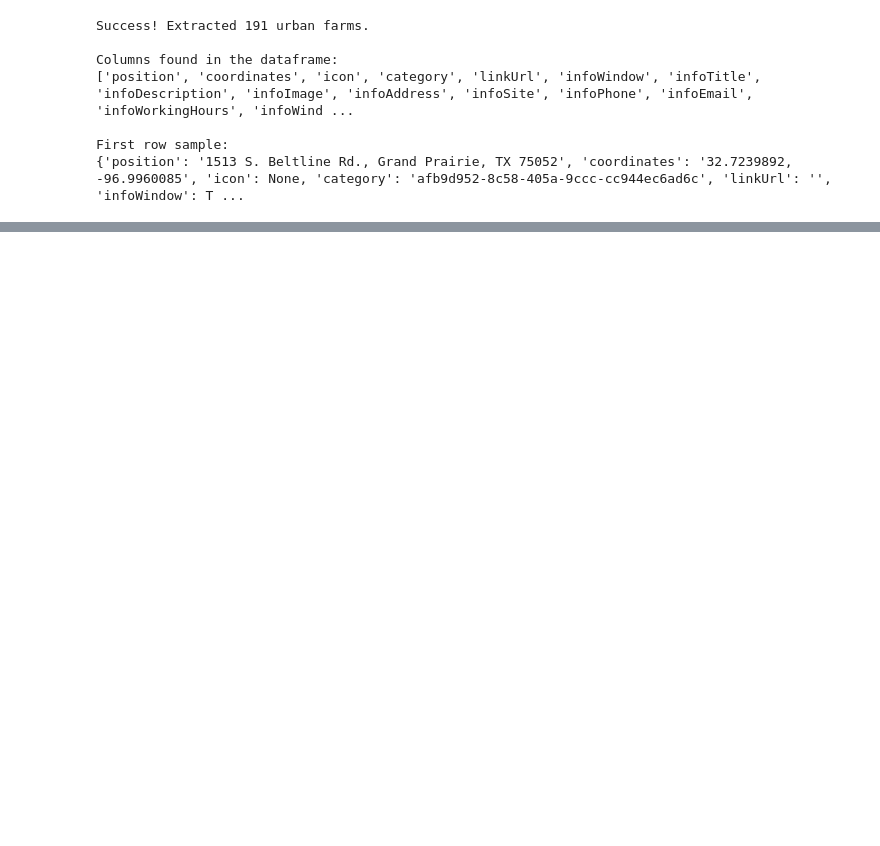
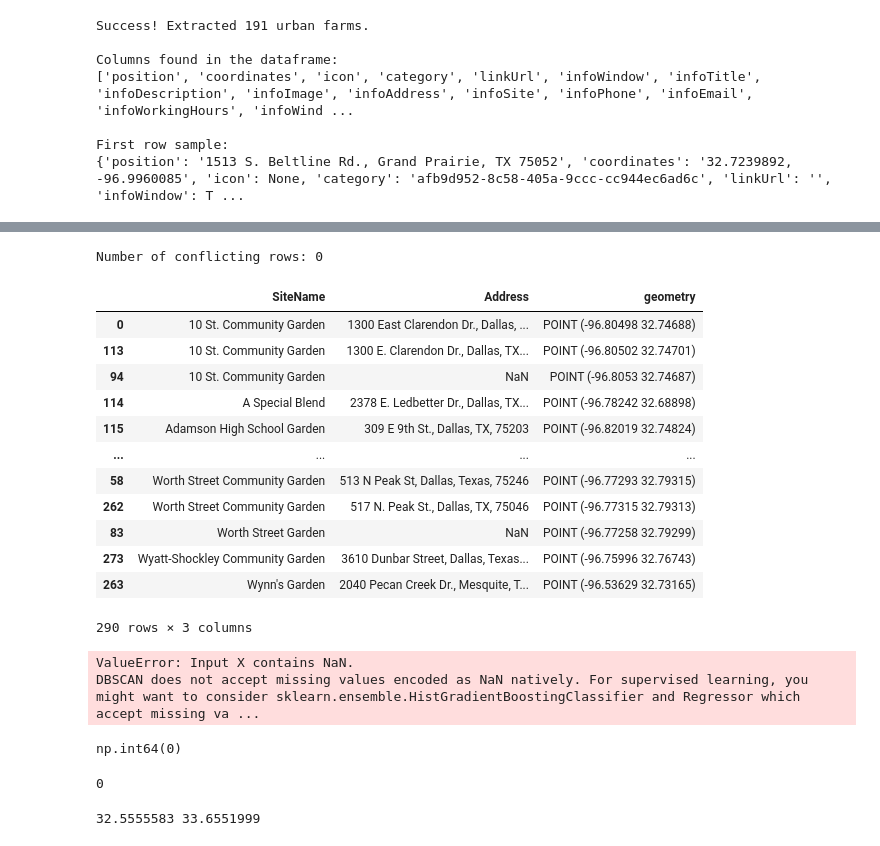
Before and after one commit to sarazarea26/fooddesertproject, a Jupyter notebook: urbanFarmScraping.ipynb, the cells around one changed output, grey strips where cells are left out. Drawn from its saved outputs; the diff is of its cells as text; code cells hidden in the pictures; blank space fills up the shorter version.

Commit message:
Combined and cleaned data from both Dallas farms sources

```diff
--- a/urbanFarmScraping.ipynb
+++ b/urbanFarmScraping.ipynb
@@ -348,0 +254,10 @@ farms_clean_df.to_csv("dallasUrbanFarms.csv", index=False)
+# %%
+if climateDirectGDF.crs != dHungerGDF.crs:
+    print("CRS mismatch detected. Aligning projections...")
+    climateDirectGDF = climateDirectGDF.to_crs(dHungerGDF.crs)
+
+dallasFarmsDF = pd.concat([climateDirectGDF, dHungerGDF], ignore_index=True)
+
+dallasFarmsGDF = gpd.GeoDataFrame(dallasFarmsDF, geometry='geometry', crs=dHungerGDF.crs)
+# %%
+dallasFarmsGDF = dallasFarmsGDF.drop_duplicates(subset=['geometry'], ignore_index=True)
@@ -348,0 +274,13 @@ farms_clean_df.to_csv("dallasUrbanFarms.csv", index=False)
+# %%
+dallasFarmsGDF = dallasFarmsGDF[['USER_SiteName', 'USER_ARC_Address', 'geometry', 'position', 'infoTitle']]
+# %%
+# Find rows where BOTH columns are NOT null
+conflicts = dallasFarmsGDF[dallasFarmsGDF['USER_SiteName'].notna() & dallasFarmsGDF['infoTitle'].notna()]
+
+print(f"Number of conflicting rows: {len(conflicts)}")
+# %% [output]
+Number of conflicting rows: 0
+# %%
+dallasFarmsGDF['SiteName'] = dallasFarmsGDF['USER_SiteName'].combine_first(dallasFarmsGDF['infoTitle'])
+dallasFarmsGDF['Address'] = dallasFarmsGDF['USER_ARC_Address'].combine_first(dallasFarmsGDF['position'])
+dallasFarmsGDF = dallasFarmsGDF[['SiteName', 'Address', 'geometry']]
@@ -348,0 +289,54 @@ farms_clean_df.to_csv("dallasUrbanFarms.csv", index=False)
+# %%
+dallasFarmsGDF.sort_values(by='SiteName')
+# %% [output]
+|  | SiteName | Address | geometry |
+| 0 | 10 St. Community Garden | 1300 East Clarendon Dr., Dallas, ... | POINT (-96.80498 32.74688) |
+| 113 | 10 St. Community Garden | 1300 E. Clarendon Dr., Dallas, TX... | POINT (-96.80502 32.74701) |
+| 94 | 10 St. Community Garden | NaN | POINT (-96.8053 32.74687) |
+| 114 | A Special Blend | 2378 E. Ledbetter Dr., Dallas, TX... | POINT (-96.78242 32.68898) |
+| 115 | Adamson High School Garden | 309 E 9th St., Dallas, TX, 75203 | POINT (-96.82019 32.74824) |
+| ... | ... | ... | ... |
+| 58 | Worth Street Community Garden | 513 N Peak St, Dallas, Texas, 75246 | POINT (-96.77293 32.79315) |
+| 262 | Worth Street Community Garden | 517 N. Peak St., Dallas, TX, 75046 | POINT (-96.77315 32.79313) |
+| 83 | Worth Street Garden | NaN | POINT (-96.77258 32.79299) |
+| 273 | Wyatt-Shockley Community Garden | 3610 Dunbar Street, Dallas, Texas... | POINT (-96.75996 32.76743) |
+| 263 | Wynn's Garden | 2040 Pecan Creek Dr., Mesquite, T... | POINT (-96.53629 32.73165) |
+290 rows × 3 columns
+# %%
+# 1. Project your GeoDataFrame to a CRS that uses meters (so we can measure actual distance)
+# EPSG:3857 (Web Mercator) is a safe default if you aren't sure which local CRS to use
+gdf_meters = dallasFarmsGDF.to_crs(epsg=3857)
+
+# 2. Extract the raw X and Y coordinates into a format scikit-learn can read
+coords = gdf_meters.get_coordinates()
+
+# 3. Set up the clustering algorithm
+# eps=50 means group points that are within 50 meters of each other
+# min_samples=1 ensures unique points without duplicates get their own cluster, rather than being marked as noise
+clustering = DBSCAN(eps=50, min_samples=1).fit(coords)
+
+# 4. Assign the resulting cluster IDs back to your original GeoDataFrame
+dallasFarmsGDF['cluster_id'] = clustering.labels_
+
+# 5. Drop duplicates based on the shared cluster ID
+dallasFarmsCleanGDF = gdf.drop_duplicates(subset=['cluster_id'], keep='first')
+
+# 6. Clean up
+dallasFarmsCleanGDF = dallasFarmsCleanGDF.drop(columns=['cluster_id'])
+# %% [output]
+ValueError: Input X contains NaN.
+DBSCAN does not accept missing values encoded as NaN natively. For supervised learning, you might want to consider sklearn.ensemble.HistGradientBoostingClassifier and Regressor which accept missing va ...
+# %%
+gdf_meters['geometry'].isna().sum()
+# %% [output]
+np.int64(0)
+# %%
+# This specifically looks for empty shapes, not just null rows
+print(gdf_meters.geometry.is_empty.sum())
+# %% [output]
+0
+# %%
+# Look at the minimum and maximum Y (latitude) values to spot typos
+print(dallasFarmsGDF.geometry.y.min(), dallasFarmsGDF.geometry.y.max())
+# %% [output]
+32.5555583 33.6551999
```
Also changed, not shown: parts of 28 cells of this notebook, 4 other files.
